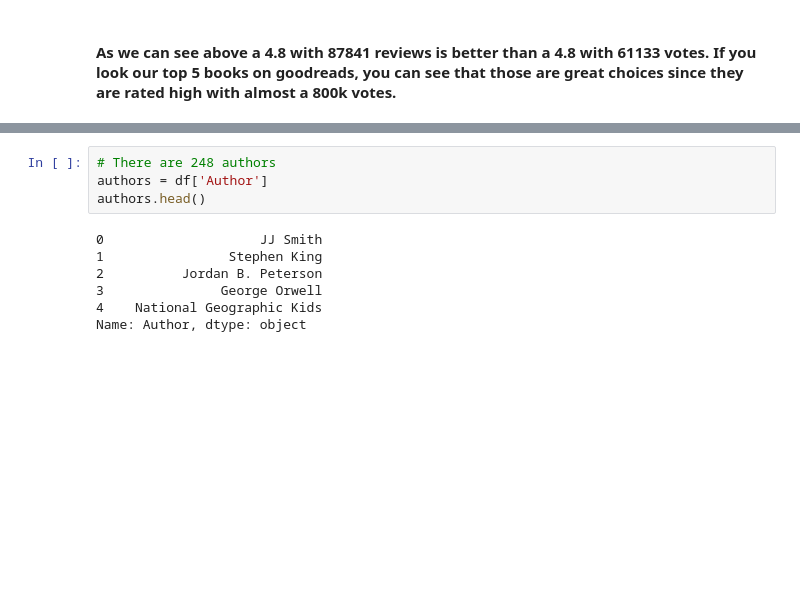
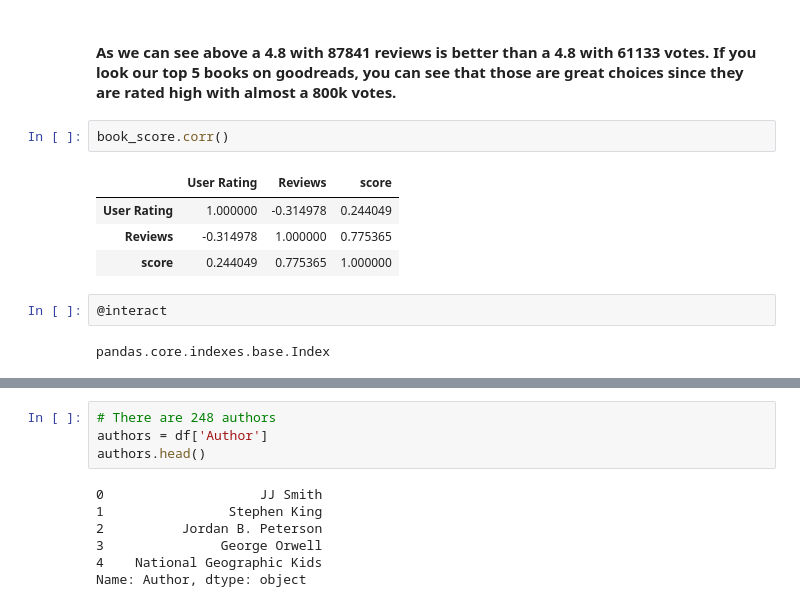
Before and after one commit to ali-d-nasseri/Recommender-System, a Jupyter notebook: Amazon Best Selling Books 2009-2019.ipynb, the cells around one changed output, grey strips where cells are left out. Saved outputs shown, nothing was run; the diff lists cells and outputs as text; blank space fills up the shorter version.

```diff
--- a/Amazon Best Selling Books 2009-2019.ipynb
+++ b/Amazon Best Selling Books 2009-2019.ipynb
@@ -189,2 +189,13 @@ book_score.head(10)
 # %% [markdown]
 #### As we can see above a 4.8 with 87841 reviews is better than a 4.8 with 61133 votes. If you look our top 5 books on goodreads, you can see that those are great choices since they are rated high with almost a 800k votes.
+# %%
+book_score.corr()
+# %% [output]
+|  | User Rating | Reviews | score |
+| User Rating | 1.000000 | -0.314978 | 0.244049 |
+| Reviews | -0.314978 | 1.000000 | 0.775365 |
+| score | 0.244049 | 0.775365 | 1.000000 |
+# %%
+@interact
+# %% [output]
+pandas.core.indexes.base.Index
```
Also changed, not shown: parts of 11 cells of this notebook, 2 other files.
